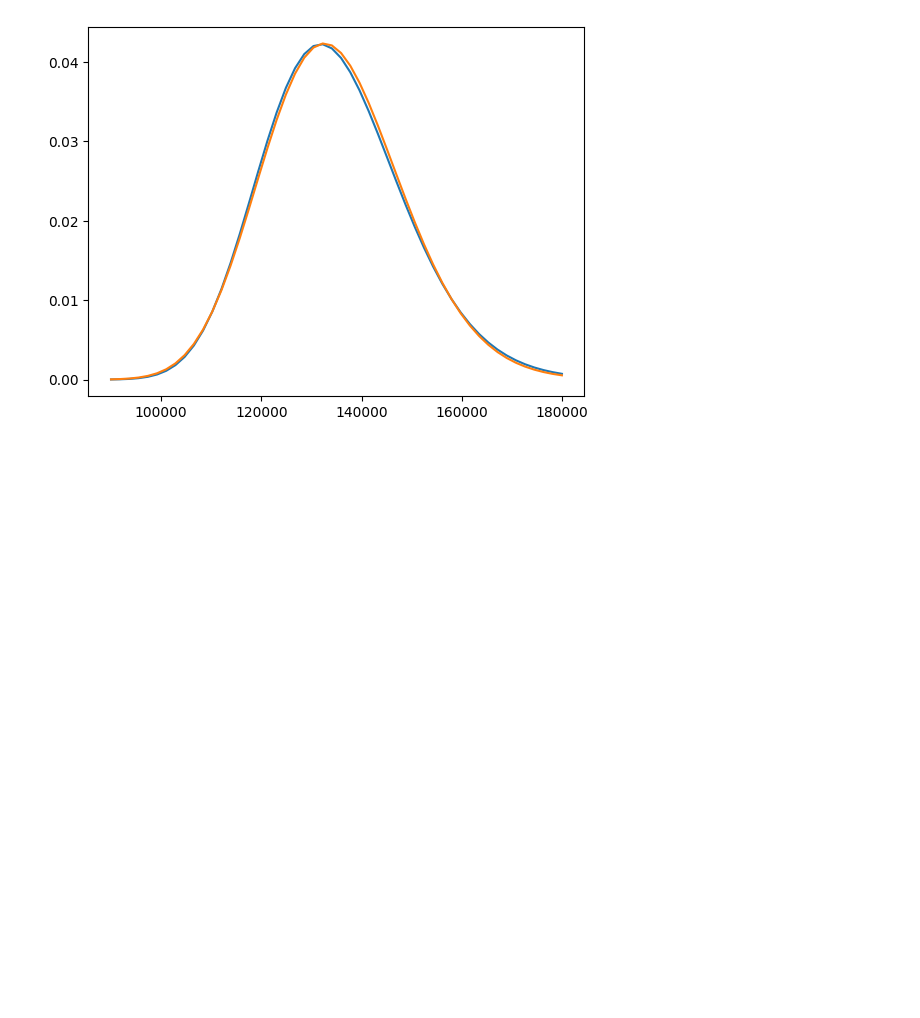
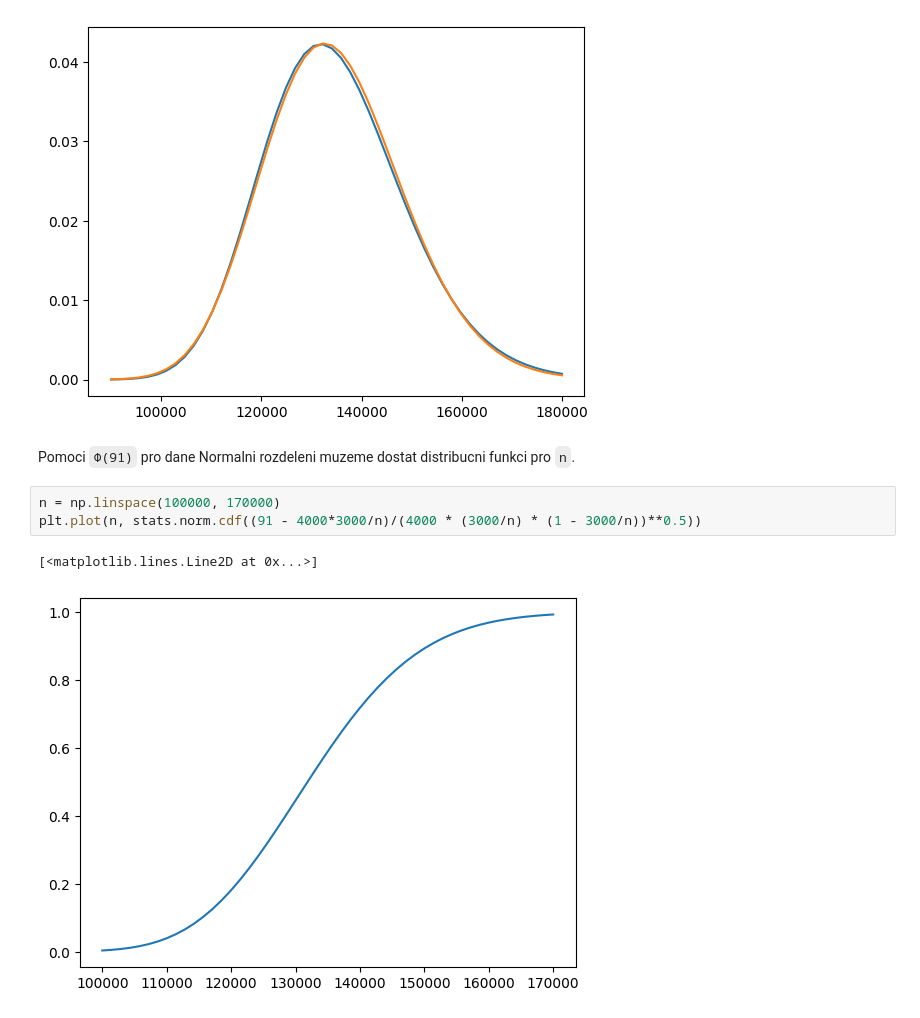
Before and after one commit to 1AmIWho1/projekt-STA, a Jupyter notebook: reseni.ipynb, the cells around one changed output. Cells and saved outputs as stored; diff of their text form; blank space fills up the shorter version.

````diff
--- a/reseni.ipynb
+++ b/reseni.ipynb
@@ -143,3 +143,11 @@ plt.plot(n, stats.norm.pdf(91, loc=4000*3000/n, scale=(4000 * (3000/n) * (1 - 30
 # %% [output]
 [<matplotlib.lines.Line2D at 0x...>]
 [figure]
+# %% [markdown]
+Pomoci ```Φ(91)``` pro dane Normalni rozdeleni muzeme dostat distribucni funkci pro ```n```.
+# %%
+n = np.linspace(100000, 170000)
+plt.plot(n, stats.norm.cdf((91 - 4000*3000/n)/(4000 * (3000/n) * (1 - 3000/n))**0.5))
+# %% [output]
+[<matplotlib.lines.Line2D at 0x...>]
+[figure, added]
````
Also changed, not shown: parts of 2 cells of this notebook.
